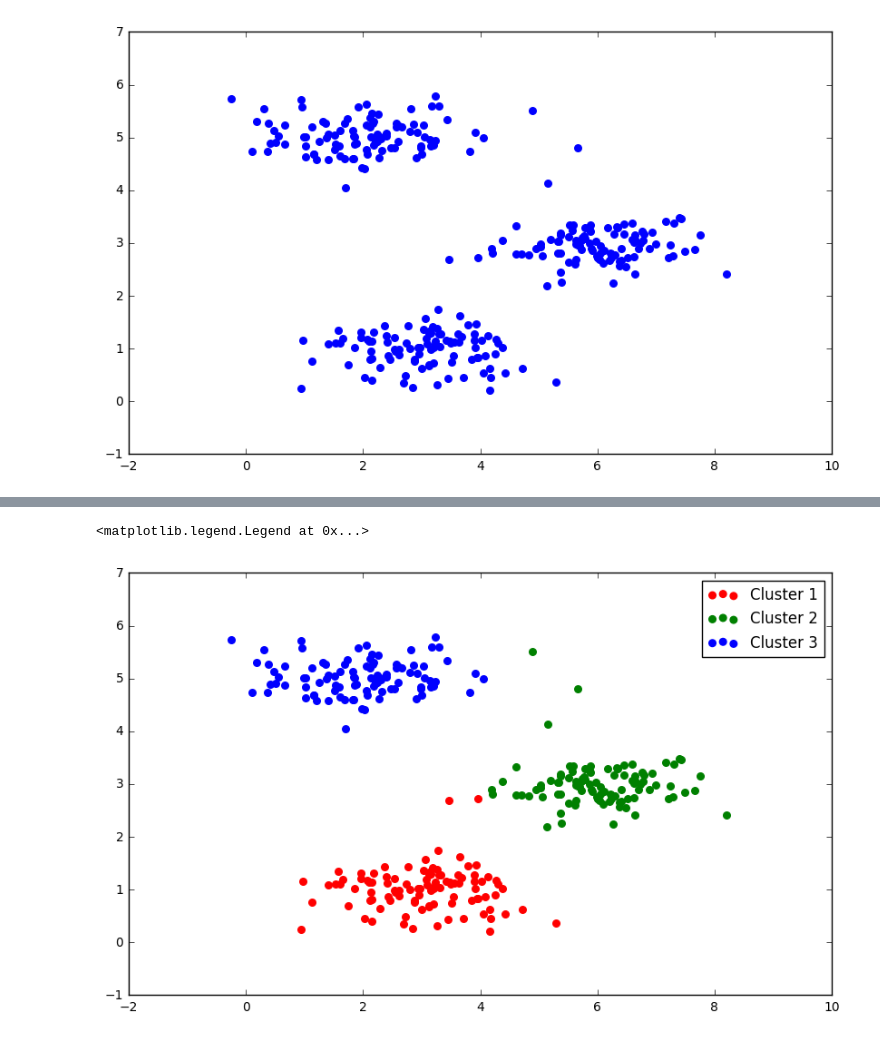
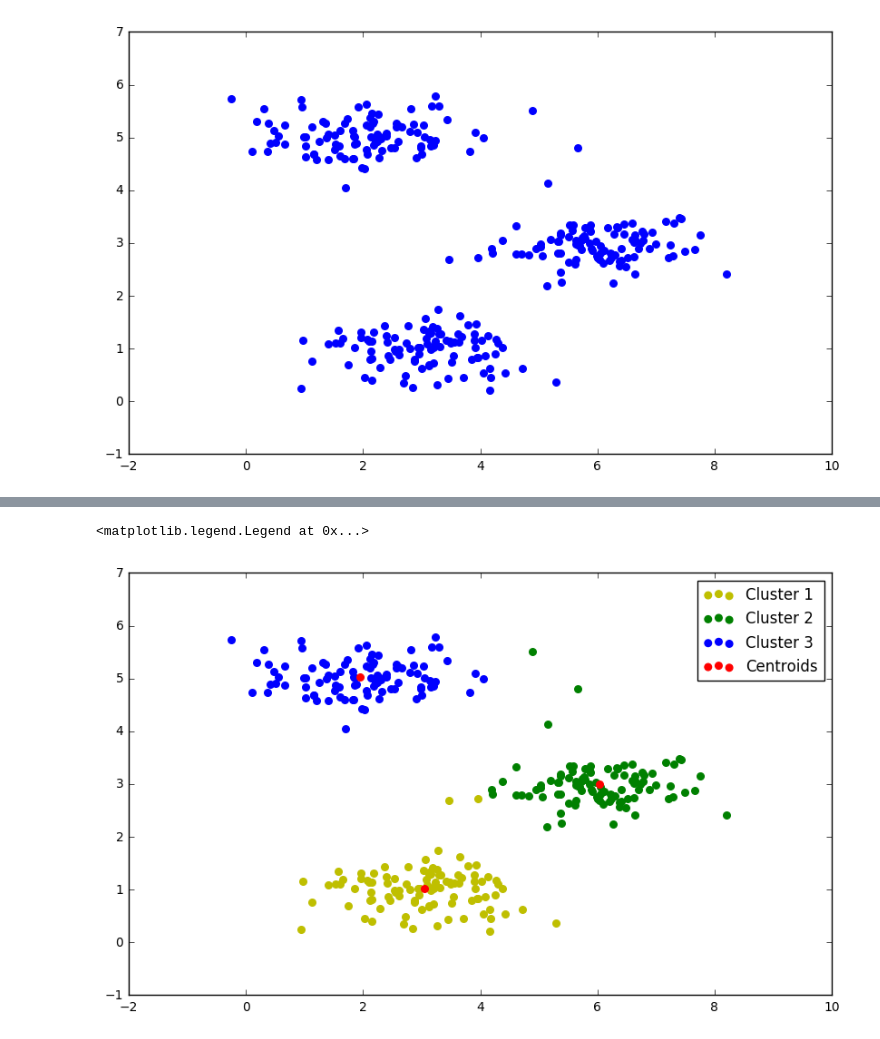
Before and after one commit to eduardbonada/ML-AndrewNg, a Jupyter notebook: ex7. kmeans - pca/K-means.ipynb, the cells around one changed output, grey strips where cells are left out. Cells and saved outputs as stored; diff of their text form; code cells hidden in the pictures.

```diff
--- a/ex7. kmeans - pca/K-means.ipynb
+++ b/ex7. kmeans - pca/K-means.ipynb
@@ -139,16 +148,17 @@ final_centroids
  [ 6.03366736  3.00052511]
  [ 1.95399466  5.02557006]]
 # %%
-# plot data and clusters
+# plot data, clusters and centroid
 cluster1 = X[np.where(assigned_clusters == 0)[0],:]
 cluster2 = X[np.where(assigned_clusters == 1)[0],:]
 cluster3 = X[np.where(assigned_clusters == 2)[0],:]
 
 fig, ax = plt.subplots(figsize=(10,6))
-ax.scatter(cluster1[:,0], cluster1[:,1], s=30, color='r', label='Cluster 1')
+ax.scatter(cluster1[:,0], cluster1[:,1], s=30, color='y', label='Cluster 1')
 ax.scatter(cluster2[:,0], cluster2[:,1], s=30, color='g', label='Cluster 2')
 ax.scatter(cluster3[:,0], cluster3[:,1], s=30, color='b', label='Cluster 3')
+ax.scatter(final_centroids[:,0], final_centroids[:,1], s=30, color='r', label='Centroids')
 ax.legend()
 # %% [output]
 <matplotlib.legend.Legend at 0x...>
-[figure, old version]
+[figure, new version]
```
Also changed, not shown: parts of 16 cells of this notebook, 2 other files.
